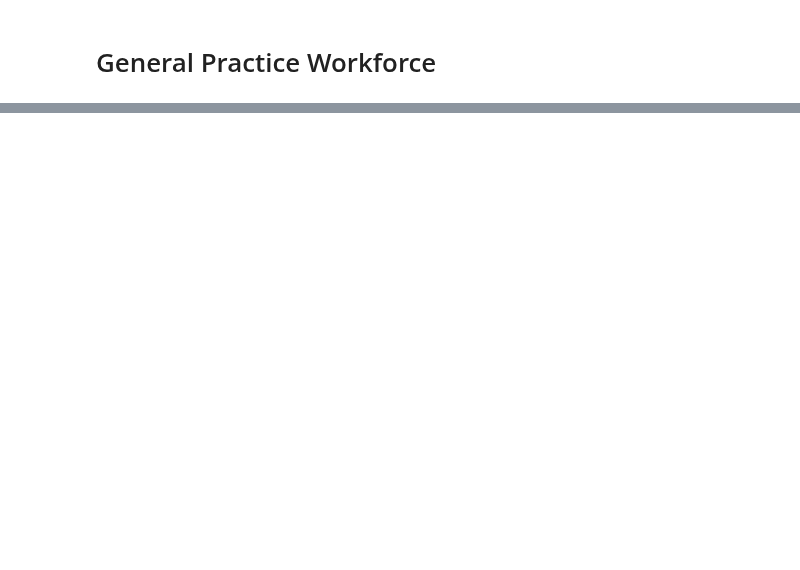
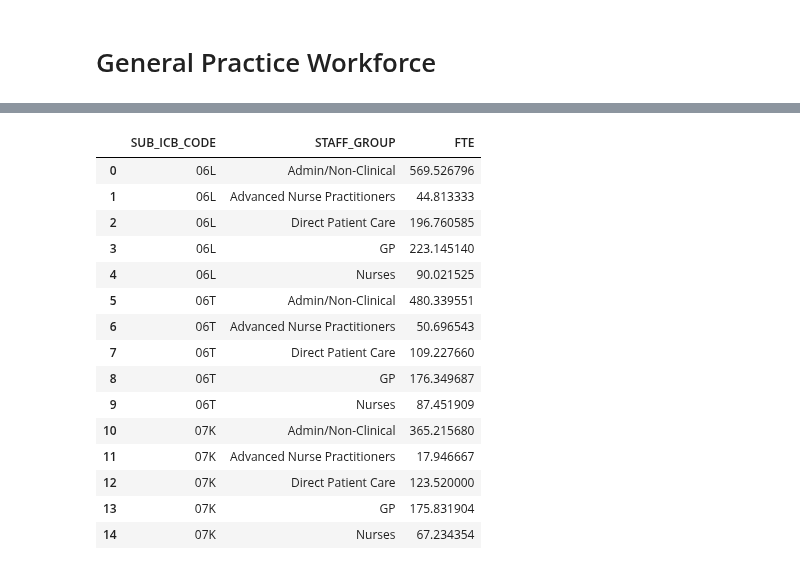
Before and after one commit to SNEE-ICS/PrimaryCareDemandAndCapacity, a Jupyter notebook: notebooks/2c_Workforce.ipynb, the cells around one changed output, grey strips where cells are left out. Saved outputs shown, nothing was run; the diff lists cells and outputs as text; code cells hidden in the pictures; blank space fills up the shorter version.

```diff
--- a/notebooks/2c_Workforce.ipynb
+++ b/notebooks/2c_Workforce.ipynb
@@ -37,13 +43,31 @@ workforce_df = workforce_entry.load()
 # %%
 # select only SNEE
 non_gp_staff_mix = workforce_df.loc[
     (workforce_df["SUB_ICB_CODE"].isin(constants.SUB_ICB_CODES.keys()))]
 
-# set staff group to 'Advanced Nurse Practitioners' if 'STAFF_ROLE' is 'Advanced Nurse Practitioners' in clinical_df
+# set staff group to 'Advanced Nurse Practitioners' if 'STAFF_ROLE' is 'Advanced Nurse Practitioners' in non_gp_staff_mix
 non_gp_staff_mix.loc[non_gp_staff_mix['STAFF_ROLE'] == 'Advanced Nurse Practitioners', 'STAFF_GROUP'] = 'Advanced Nurse Practitioners'
 
 # fix typo in 'Admin/Non-clinical' in 'STAFF_GROUP'
 non_gp_staff_mix = non_gp_staff_mix.replace({'Admin/Non-clinical':'Admin/Non-Clinical'})
 
 # groupby sum to get FTE
 staff_fte =  non_gp_staff_mix.groupby(['SUB_ICB_CODE', 'STAFF_GROUP'])[['FTE']].sum().reset_index()
+staff_fte.head(20)
+# %% [output]
+|  | SUB_ICB_CODE | STAFF_GROUP | FTE |
+| 0 | 06L | Admin/Non-Clinical | 569.526796 |
+| 1 | 06L | Advanced Nurse Practitioners | 44.813333 |
+| 2 | 06L | Direct Patient Care | 196.760585 |
+| 3 | 06L | GP | 223.145140 |
+| 4 | 06L | Nurses | 90.021525 |
+| 5 | 06T | Admin/Non-Clinical | 480.339551 |
+| 6 | 06T | Advanced Nurse Practitioners | 50.696543 |
+| 7 | 06T | Direct Patient Care | 109.227660 |
+| 8 | 06T | GP | 176.349687 |
+| 9 | 06T | Nurses | 87.451909 |
+| 10 | 07K | Admin/Non-Clinical | 365.215680 |
+| 11 | 07K | Advanced Nurse Practitioners | 17.946667 |
+| 12 | 07K | Direct Patient Care | 123.520000 |
+| 13 | 07K | GP | 175.831904 |
+| 14 | 07K | Nurses | 67.234354 |
```
Also changed, not shown: parts of 32 cells of this notebook.
